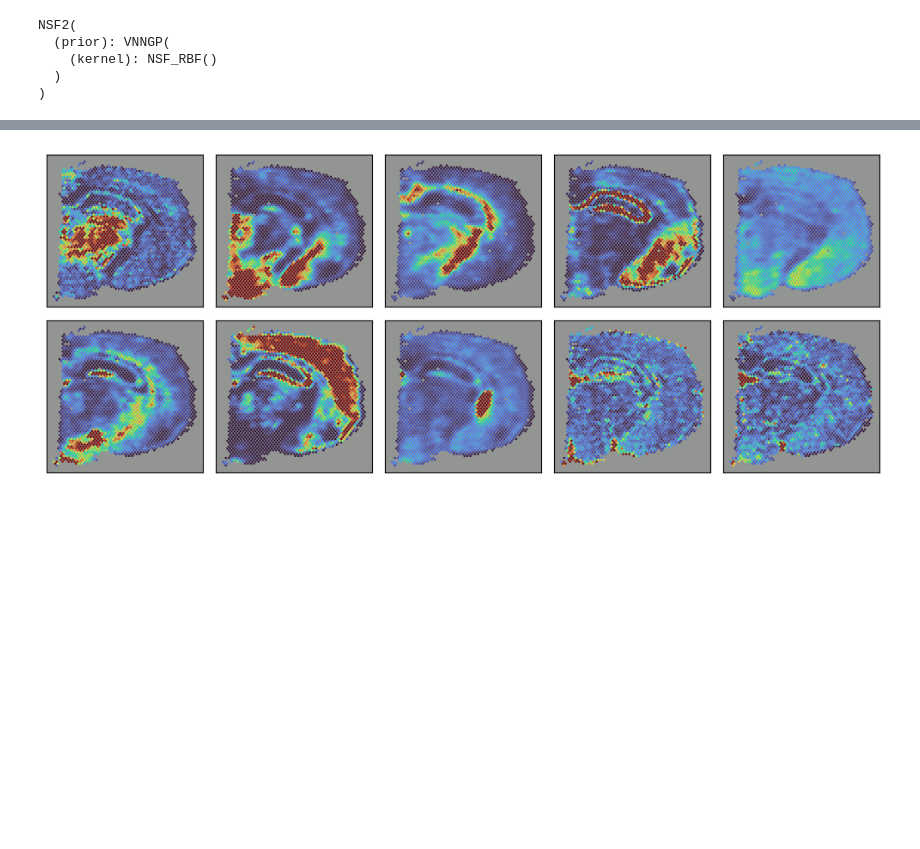
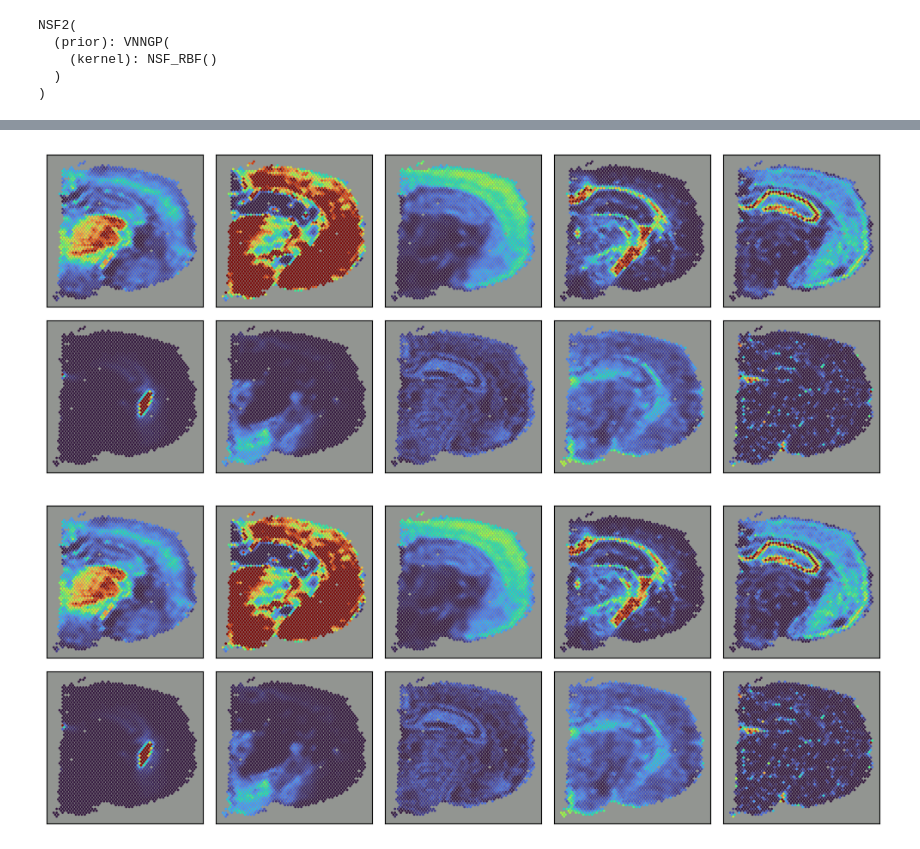
Before and after one commit to luisdiaz1997/GPzoo, a Jupyter notebook: notebooks/Visium_VNNGP.ipynb, the cells around one changed output, grey strips where cells are left out. Saved outputs shown, nothing was run; the diff lists cells and outputs as text; code cells hidden in the pictures; blank space fills up the shorter version.

```diff
--- a/notebooks/Visium_VNNGP.ipynb
+++ b/notebooks/Visium_VNNGP.ipynb
@@ -64,10 +64,11 @@ device
 device(type='cuda', index=1)
 # %%
 Y_sums = np.array(np.sum(adata.raw.X > 0, axis=0))[0]
-Y = np.array(adata.raw.X[:, Y_sums>200].todense(), dtype=int).T
+Y = np.array(adata.raw.X[:, Y_sums>50].todense(), dtype=int).T
 X = adata.obsm['spatial']
 X = X.astype('float')
 X = rescale_spatial_coords(X)
+V = scanpy_sizefactors(Y.T)
 # %%
 Y.shape
 # %% [output]
@@ -75,5 +76,5 @@ Y.shape
 # %%
-factors, loadings = regularized_nmf(Y.T, L=10, shrinkage=0.2, max_iter = 100, solver='mu', init='nndsvdar', beta_loss='kullback-leibler', random_state=420)
+factors, loadings = regularized_nmf(Y.T, L=10, shrinkage=0.2, max_iter = 500, solver='mu', init='nndsvdar', beta_loss='kullback-leibler', random_state=256)
 # %%
 moran_idx, moranI = dims_autocorr(factors, X)
 # factors=factors[:, moran_idx]
@@ -275,7 +270,9 @@ tensor([[[0.4383]],
 # %%
-plot_factors(means[-1], X, moran_idx=moran_idx, ax=None, size=2, s=0.6, alpha=1)
+plot_factors(means[0], X, moran_idx=moran_idx, ax=None, size=2, s=1, alpha=0.9)
+plot_factors(means[-1], X, moran_idx=moran_idx, ax=None, size=2, s=1, alpha=0.9)
 # %% [output]
-[figure, old version]
+[figure, new version]
+[figure, added]
 # %%
 # model.cpu()
 # Xtest = torch.cartesian_prod(torch.linspace(-2, 2, 34), torch.linspace(-2, 2, 34), )
```
Also changed, not shown: parts of 13 cells of this notebook, 4 other files.
